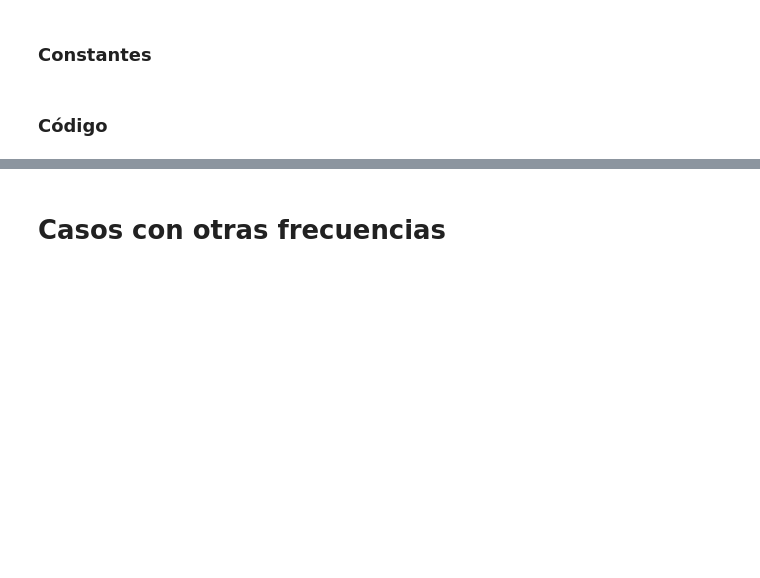
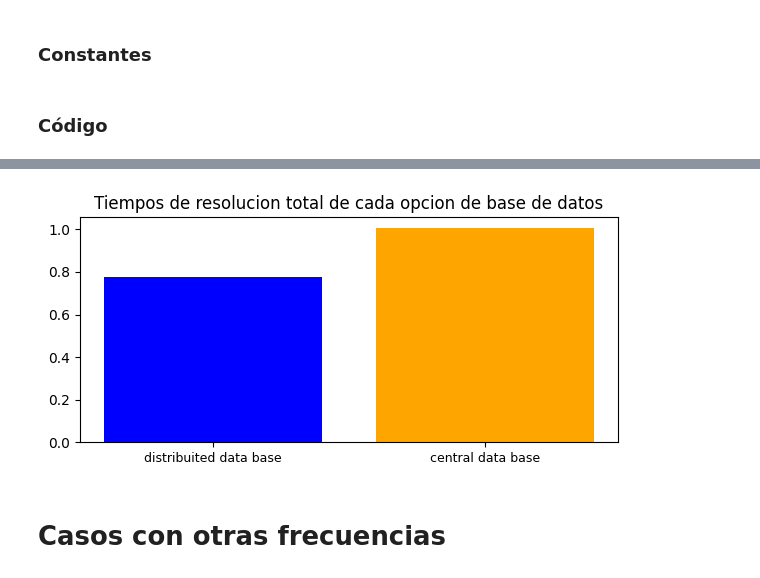
Before and after one commit to MartinCohen98/simulacion_tp1_grupo2_1c2024, a Jupyter notebook: Ejercicio3_TP2.ipynb, the cells around one changed output, grey strips where cells are left out. Saved outputs shown, nothing was run; the diff lists cells and outputs as text; code cells hidden in the pictures; blank space fills up the shorter version.

```diff
--- a/Ejercicio3_TP2.ipynb
+++ b/Ejercicio3_TP2.ipynb
@@ -252,3 +280,7 @@ el tiempo medio del total de resolucion es 0.9954602018094317
+# %%
+create_comparison_graphics(mean_total_resolving_time_ddb, mean_total_resolving_time_cdb, "Tiempos de resolucion total de cada opcion de base de datos")
+# %% [output]
+[figure, added]
 # %% [markdown]
 # Casos con otras frecuencias
 # %% [markdown]
```
Also changed, not shown: parts of 30 cells of this notebook, 2 other files.
